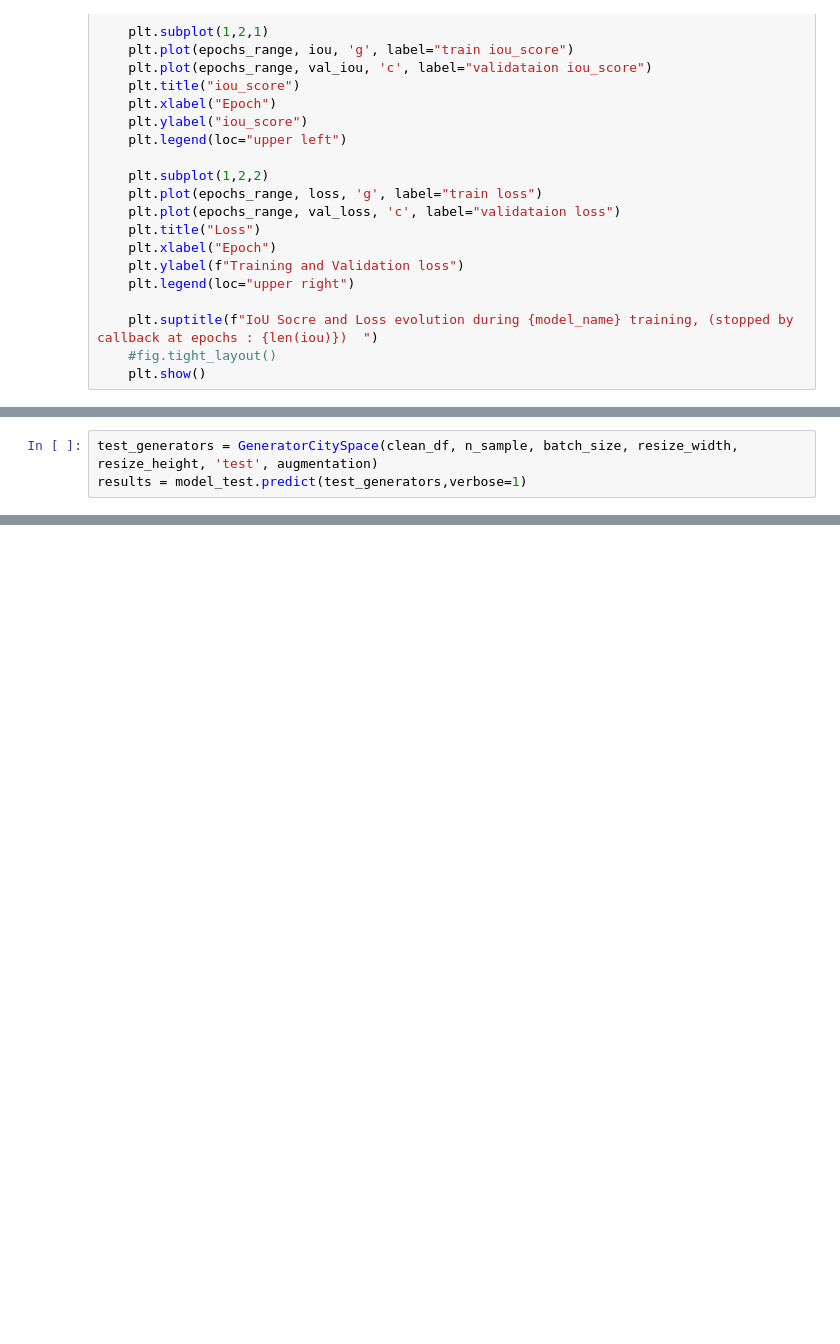
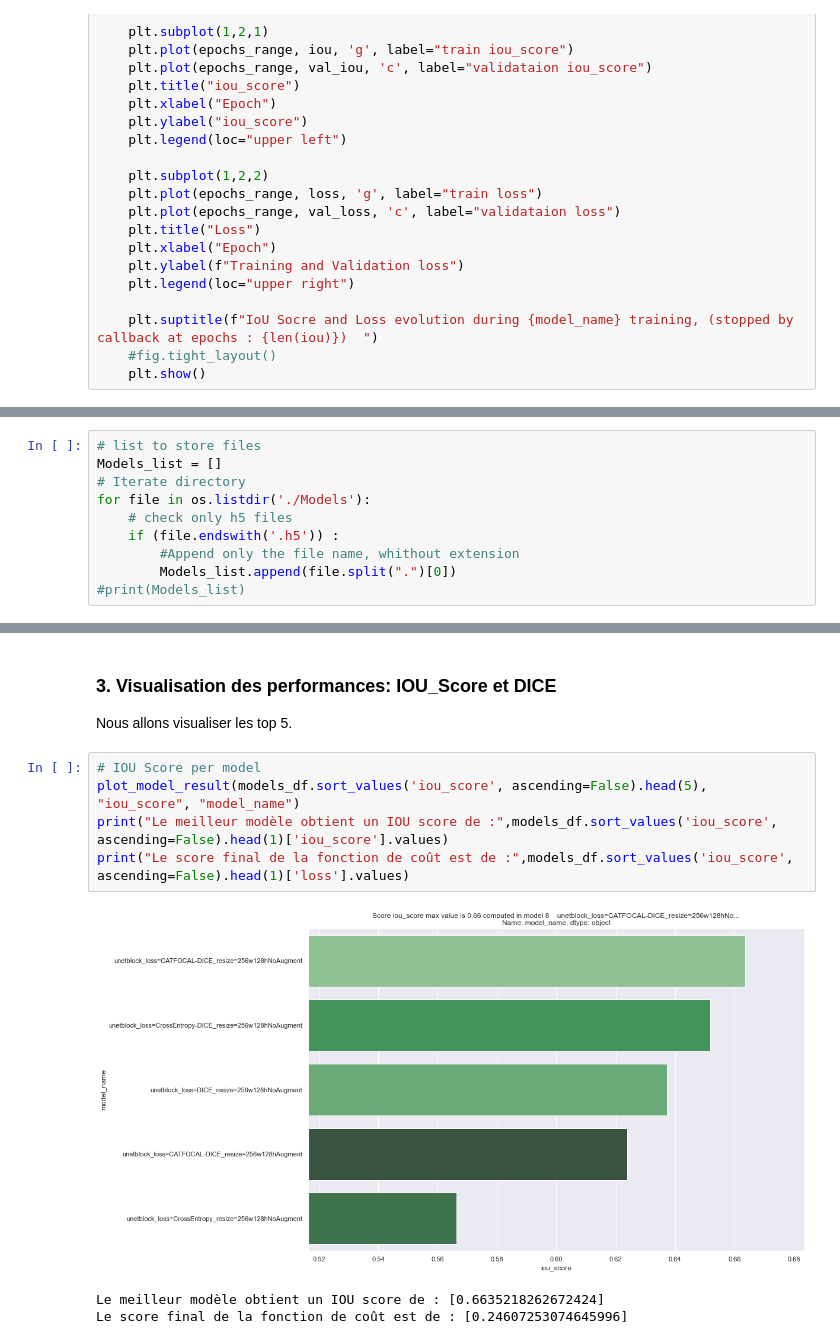
Before and after one commit to blanchonnicolas/IA_VoitureAutonome, a Jupyter notebook: Model_UNET.ipynb, the cells around one changed output, grey strips where cells are left out. Cells and saved outputs as stored; diff of their text form; blank space fills up the shorter version.

```diff
--- a/Model_UNET.ipynb
+++ b/Model_UNET.ipynb
@@ -514,6 +466,3 @@ plt.show()
 
 Nous allons charger les modèles entrainés et sauvegardés, et mesurer ci-dessous les performances de chacun.
 Nous les testerons sur les données de Val (car les données de tests ne contiennent pas de masques target)
-# %%
-test_generators = GeneratorCitySpace(clean_df, n_sample, batch_size, resize_width, resize_height, 'test', augmentation)
-results = model_test.predict(test_generators,verbose=1)
@@ -538,0 +473,10 @@ LOSSES = [
+# %%
+# list to store files
+Models_list = []
+# Iterate directory
+for file in os.listdir('./Models'):
+    # check only h5 files
+    if (file.endswith('.h5')) :
+        #Append only the file name, whithout extension
+        Models_list.append(file.split(".")[0])
+#print(Models_list)
@@ -538,0 +549,13 @@ LOSSES = [
+# %% [markdown]
+### 3. Visualisation des performances: IOU_Score et DICE
+
+Nous allons visualiser les top 5.
+# %%
+# IOU Score per model
+plot_model_result(models_df.sort_values('iou_score', ascending=False).head(5), "iou_score", "model_name")
+print("Le meilleur modèle obtient un IOU score de :",models_df.sort_values('iou_score', ascending=False).head(1)['iou_score'].values)
+print("Le score final de la fonction de coût est de :",models_df.sort_values('iou_score', ascending=False).head(1)['loss'].values)
+# %% [output]
+[figure, added]
+Le meilleur modèle obtient un IOU score de : [0.6635218262672424]
+Le score final de la fonction de coût est de : [0.24607253074645996]
```
Also changed, not shown: parts of 73 cells of this notebook, 2 other files.
